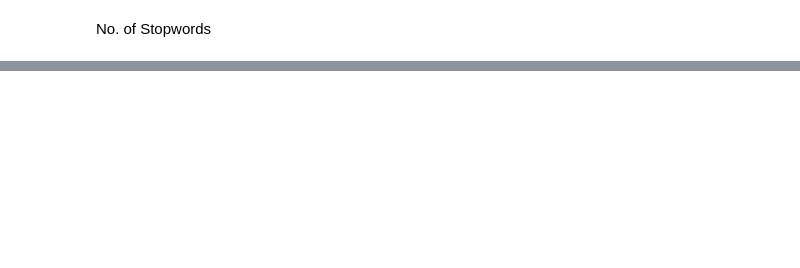
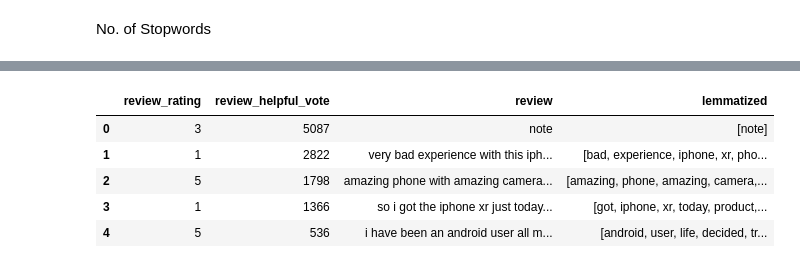
Before and after one commit to Shrey-Sharma7/Review_Helpfulness_Prediction, a Jupyter notebook: x.ipynb, the cells around one changed output, grey strips where cells are left out. Cells and saved outputs as stored; diff of their text form; code cells hidden in the pictures; blank space fills up the shorter version.

```diff
--- a/x.ipynb
+++ b/x.ipynb
@@ -159,5 +159,12 @@ tempdf.head()
 | 2 | 5 | Amazing phone with amazing camera... | 1798 | 1 | pos | 5.142857 | ... |
 | 3 | 1 | So I got the iPhone XR just today... | 1366 | -3 | pos | 4.800000 | ... |
 | 4 | 5 | I've been an android user all my ... | 536 | 1 | pos | 4.063291 | ... |
-# %%
-tempdf = dataPreprocessing(tempdf)
+# %%
+tempdf.head()
+# %% [output]
+|  | review_rating | review_helpful_vote | review | lemmatized |
+| 0 | 3 | 5087 | note | [note] |
+| 1 | 1 | 2822 | very bad experience with this iph... | [bad, experience, iphone, xr, pho... |
+| 2 | 5 | 1798 | amazing phone with amazing camera... | [amazing, phone, amazing, camera,... |
+| 3 | 1 | 1366 | so i got the iphone xr just today... | [got, iphone, xr, today, product,... |
+| 4 | 5 | 536 | i have been an android user all m... | [android, user, life, decided, tr... |
```
